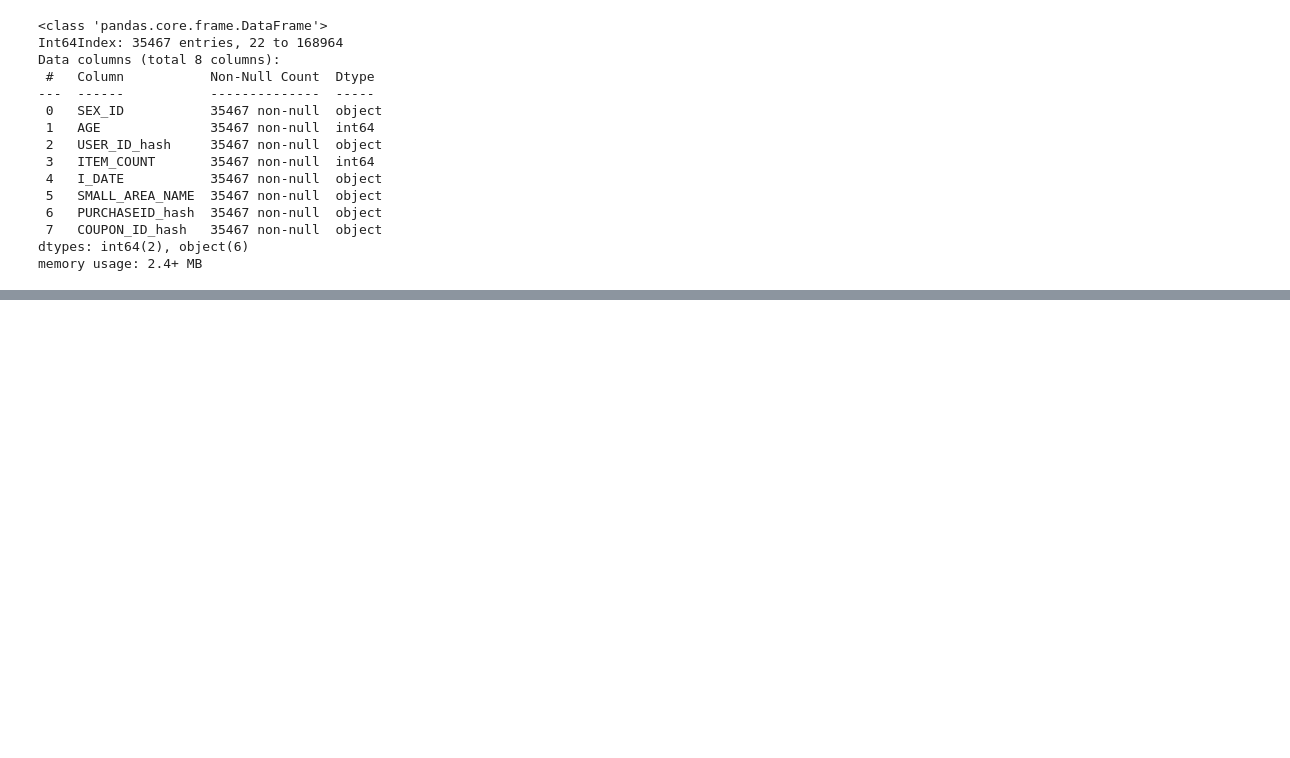
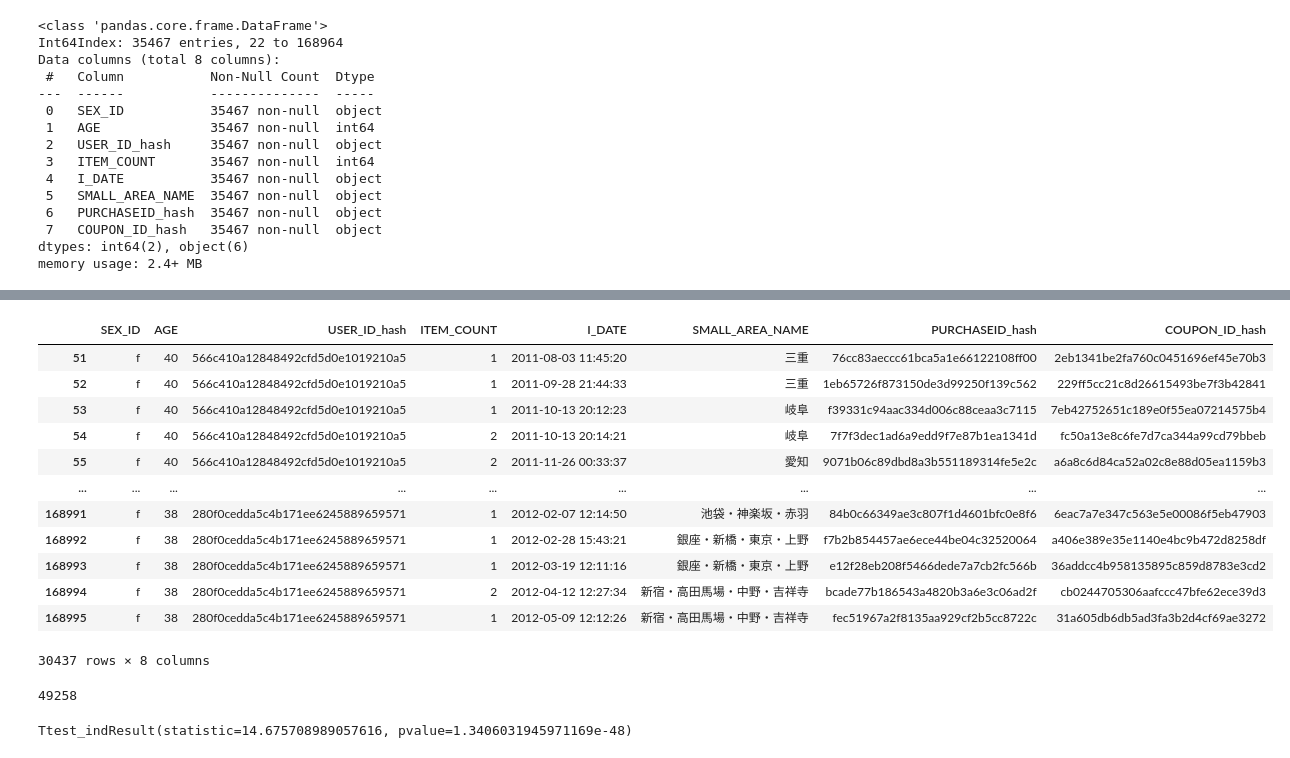
Before and after one commit to MarilynSasha/Marilyn-Capstone3, a Jupyter notebook: coupons.ipynb, the cells around one changed output, grey strips where cells are left out. Cells and saved outputs as stored; diff of their text form; code cells hidden in the pictures; blank space fills up the shorter version.

```diff
--- a/coupons.ipynb
+++ b/coupons.ipynb
@@ -691,0 +794,27 @@ memory usage: 2.4+ MB
+# %%
+# created a dataframe of females
+femalesto44 = ageto44.loc[ageto44['SEX_ID'] == 'f']
+femalesto44
+# %% [output]
+|  | SEX_ID | AGE | USER_ID_hash | ITEM_COUNT | I_DATE | SMALL_AREA_NAME | PURCHASEID_hash | COUPON_ID_hash |
+| 51 | f | 40 | 566c410a12848492cfd5d0e1019210a5 | 1 | 2011-08-03 11:45:20 | 三重 | 76cc83aeccc61bca5a1e66122108ff00 | 2eb1341be2fa760c0451696ef45e70b3 |
+| 52 | f | 40 | 566c410a12848492cfd5d0e1019210a5 | 1 | 2011-09-28 21:44:33 | 三重 | 1eb65726f873150de3d99250f139c562 | 229ff5cc21c8d26615493be7f3b42841 |
+| 53 | f | 40 | 566c410a12848492cfd5d0e1019210a5 | 1 | 2011-10-13 20:12:23 | 岐阜 | f39331c94aac334d006c88ceaa3c7115 | 7eb42752651c189e0f55ea07214575b4 |
+| 54 | f | 40 | 566c410a12848492cfd5d0e1019210a5 | 2 | 2011-10-13 20:14:21 | 岐阜 | 7f7f3dec1ad6a9edd9f7e87b1ea1341d | fc50a13e8c6fe7d7ca344a99cd79bbeb |
+| 55 | f | 40 | 566c410a12848492cfd5d0e1019210a5 | 2 | 2011-11-26 00:33:37 | 愛知 | 9071b06c89dbd8a3b551189314fe5e2c | a6a8c6d84ca52a02c8e88d05ea1159b3 |
+| ... | ... | ... | ... | ... | ... | ... | ... | ... |
+| 168991 | f | 38 | 280f0cedda5c4b171ee6245889659571 | 1 | 2012-02-07 12:14:50 | 池袋・神楽坂・赤羽 | 84b0c66349ae3c807f1d4601bfc0e8f6 | 6eac7a7e347c563e5e00086f5eb47903 |
+| 168992 | f | 38 | 280f0cedda5c4b171ee6245889659571 | 1 | 2012-02-28 15:43:21 | 銀座・新橋・東京・上野 | f7b2b854457ae6ece44be04c32520064 | a406e389e35e1140e4bc9b472d8258df |
+| 168993 | f | 38 | 280f0cedda5c4b171ee6245889659571 | 1 | 2012-03-19 12:11:16 | 銀座・新橋・東京・上野 | e12f28eb208f5466dede7a7cb2fc566b | 36addcc4b958135895c859d8783e3cd2 |
+| 168994 | f | 38 | 280f0cedda5c4b171ee6245889659571 | 2 | 2012-04-12 12:27:34 | 新宿・高田馬場・中野・吉祥寺 | bcade77b186543a4820b3a6e3c06ad2f | cb0244705306aafccc47bfe62ece39d3 |
+| 168995 | f | 38 | 280f0cedda5c4b171ee6245889659571 | 1 | 2012-05-09 12:12:26 | 新宿・高田馬場・中野・吉祥寺 | fec51967a2f8135aa929cf2b5cc8722c | 31a605db6db5ad3fa3b2d4cf69ae3272 |
+30437 rows × 8 columns
+# %%
+n = len(ageto44)
+n
+# %% [output]
+49258
+# %%
+stats.ttest_ind(malesto44['ITEM_COUNT'], femalesto44['ITEM_COUNT'], equal_var=False)
+# %% [output]
+Ttest_indResult(statistic=14.675708989057616, pvalue=1.3406031945971169e-48)
```
Also changed, not shown: parts of 8 cells of this notebook.
